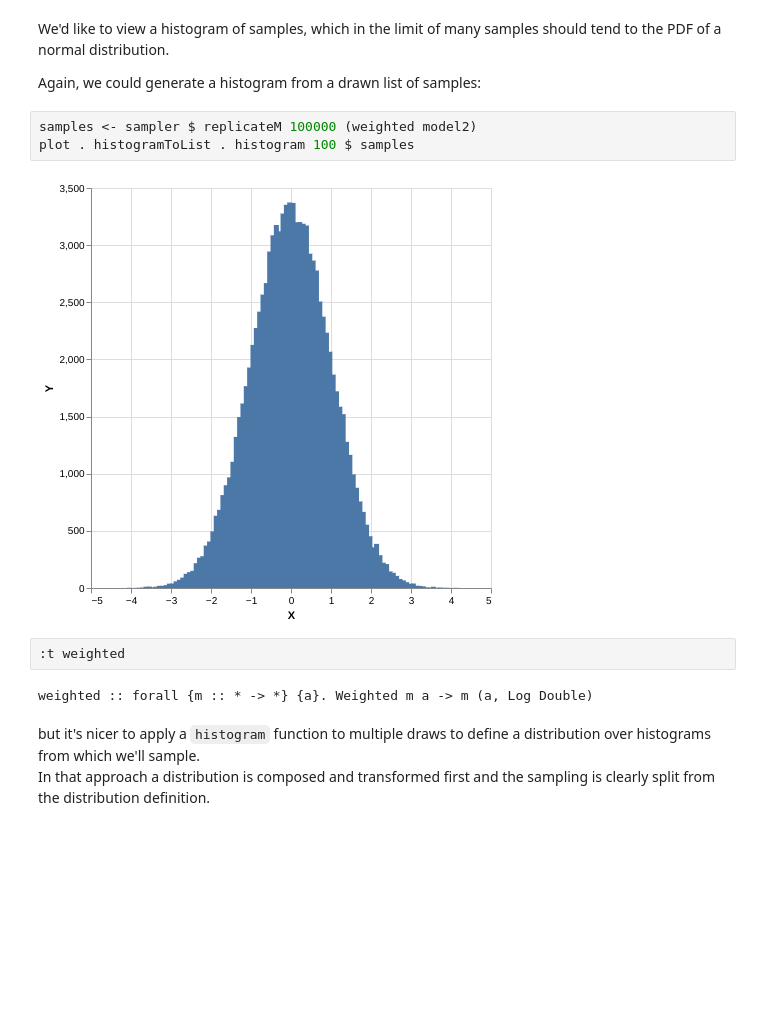
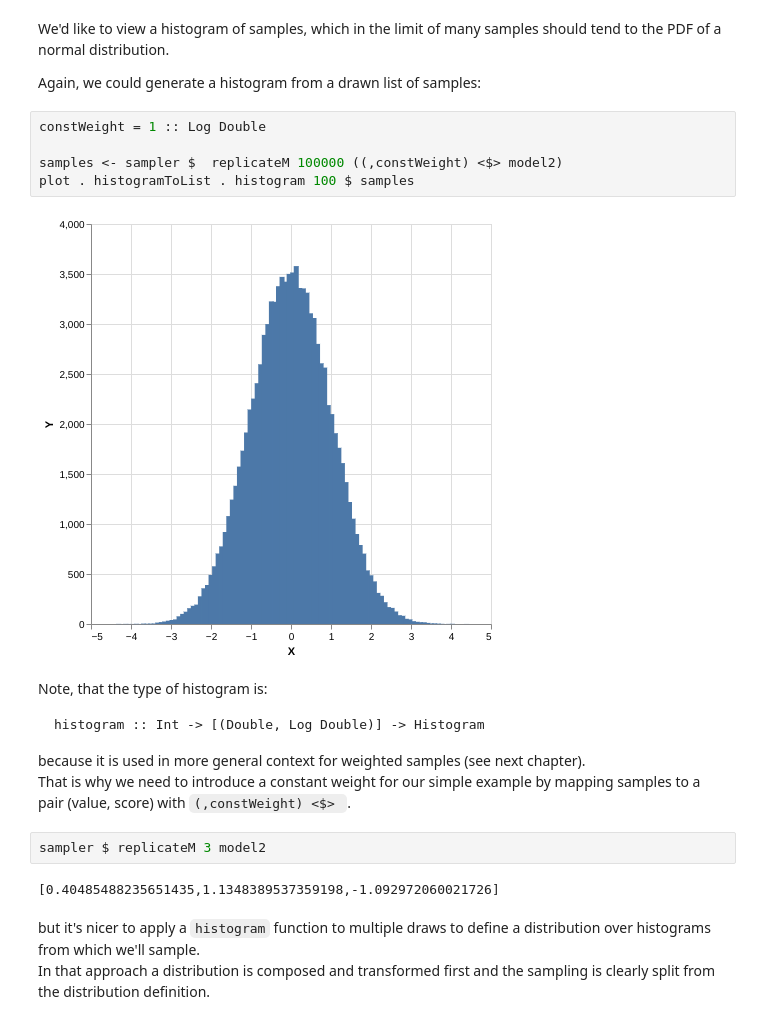
Before and after one commit to tweag/monad-bayes, a Jupyter notebook: notebooks/tutorials/Sampling.ipynb, the cells around one changed output. Saved outputs shown, nothing was run; the diff lists cells and outputs as text; blank space fills up the shorter version.

Commit message:
UPD description of the usage of histogram (weighted)

````diff
--- a/notebooks/tutorials/Sampling.ipynb
+++ b/notebooks/tutorials/Sampling.ipynb
@@ -104,14 +110,23 @@ We'd like to view a histogram of samples, which in the limit of many samples sho
 
 Again, we could generate a histogram from a drawn list of samples:
 # %%
-samples <- sampler $ replicateM 100000 (weighted model2)
+constWeight = 1 :: Log Double
+
+samples <- sampler $  replicateM 100000 ((,constWeight) <$> model2)
 plot . histogramToList . histogram 100 $ samples
 # %% [output]
-[figure, old version]
+[figure, new version]
-# %%
-:t weighted
-# %% [output]
-weighted :: forall {m :: * -> *} {a}. Weighted m a -> m (a, Log Double)
+# %% [markdown]
+Note, that the type of histogram is:
+```haskell
+histogram :: Int -> [(Double, Log Double)] -> Histogram
+```
+because it is used in more general context for weighted samples (see next chapter).\
+That is why we need to introduce a constant weight for our simple example by mapping samples to a pair (value, score) with `(,constWeight) <$> `.
+# %%
+sampler $ replicateM 3 model2
+# %% [output]
+[0.40485488235651435,1.1348389537359198,-1.092972060021726]
 # %% [markdown]
 but it's nicer to apply a `histogram` function to multiple draws to define a distribution over histograms from which we'll sample.\
 In that approach a distribution is composed and transformed first and the sampling is clearly split from the distribution definition.
````
Also changed, not shown: parts of 14 cells of this notebook.
